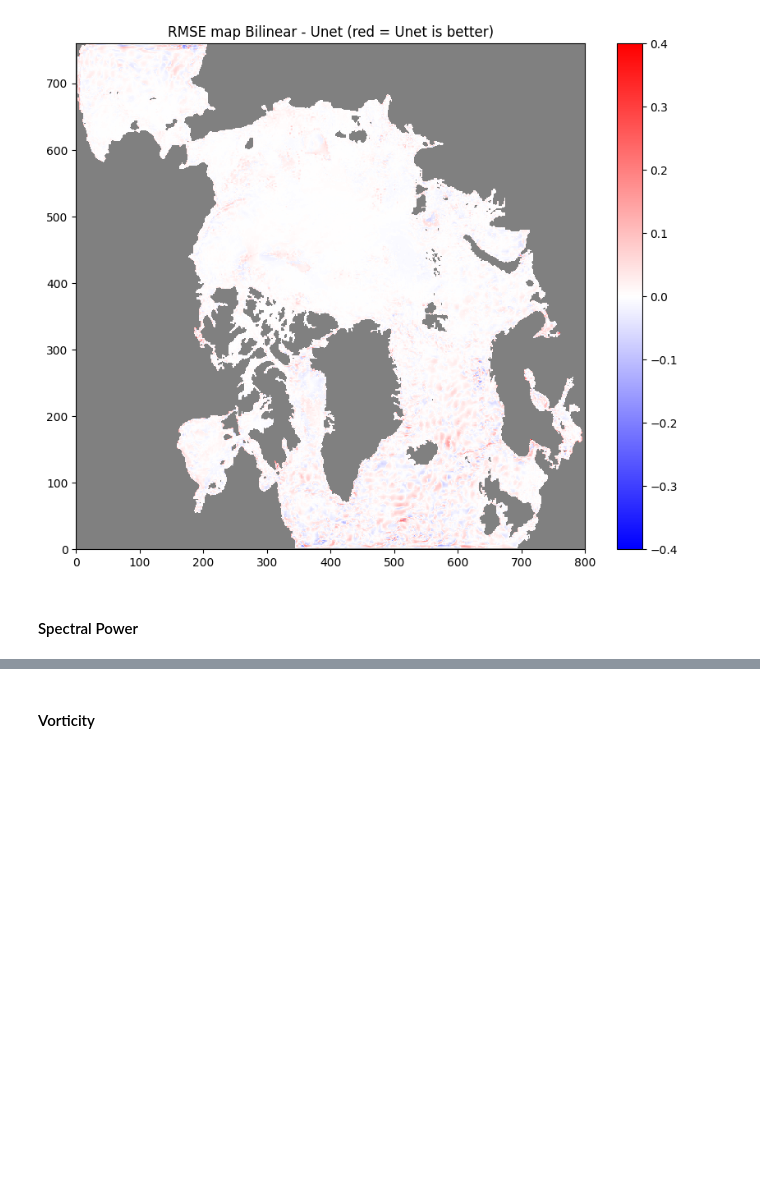
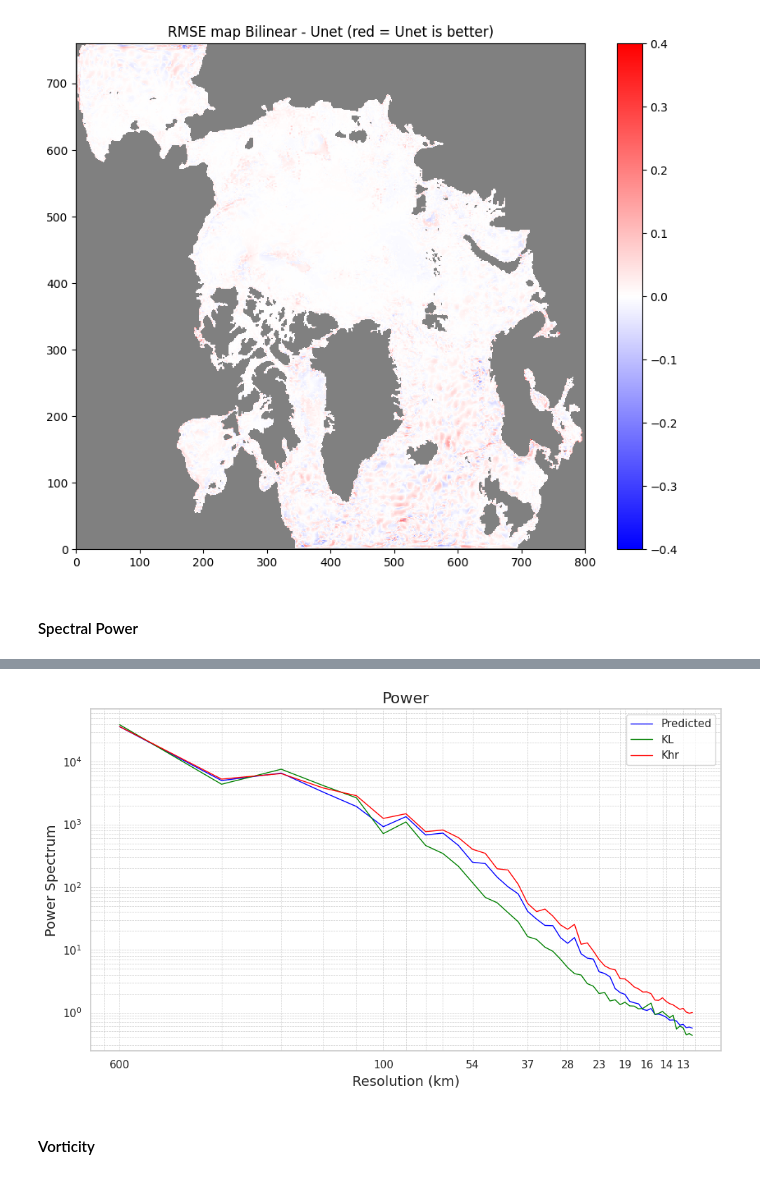
Before and after one commit to AntoineBernigaud/Super_Resolution_Data_Assimilation, a Jupyter notebook: Test_ResUnet.ipynb, the cells around one changed output, grey strips where cells are left out. Saved outputs shown, nothing was run; the diff lists cells and outputs as text; code cells hidden in the pictures; blank space fills up the shorter version.

```diff
--- a/Test_ResUnet.ipynb
+++ b/Test_ResUnet.ipynb
@@ -427,10 +432,10 @@ def power_spectrum(xx):
 # We need to select a square region without mask
 range_rowsHR = slice(210, 310)
 range_colsHR = slice(515, 615)
+range_rowsHR = slice(10, 110)
+range_colsHR = slice(500, 600)
 subregion_len = range_colsHR.stop - range_colsHR.start
 vmax_subregion = np.max(y[range_rowsHR,range_colsHR])
 
-plot_fld('NN prediction',predict[range_rowsHR,range_colsHR], vmax_subregion)
-plot_fld('HR',y[range_rowsHR,range_colsHR], vmax_subregion)
-plot_fld('LR',X[range_rowsHR,range_colsHR], vmax_subregion)
+plot_flds(['HR', 'LR', 'NN prediction'], [y[range_rowsHR,range_colsHR], X[range_rowsHR,range_colsHR], predict[range_rowsHR,range_colsHR]], vmax_subregion)
 # %% [output]
@@ -468,3 +445,51 @@ ax.legend()
+# %%
+import matplotlib.ticker as ticker
+import seaborn as sns
+
+sns.set(style="whitegrid")
+
+klr, Alr = power_spectrum(X[range_rowsHR, range_colsHR])
+knn, Ann = power_spectrum(predict[range_rowsHR, range_colsHR])
+khr, Ahr = power_spectrum(y[range_rowsHR, range_colsHR])
+
+# Create the plot
+fig, ax = plt.subplots(figsize=(10, 6))
+
+# Set both axes to be in log-log scale
+ax.set_xscale('log')
+ax.set_yscale('log')
+
+# Set the labels and title
+ax.set_xlabel('Resolution (km)', fontsize=14)
+ax.set_ylabel('Power Spectrum', fontsize=14)
+ax.set_title('Power', fontsize=16)
+
+# Calculate kpredic_km (assuming it makes sense to do this calculation)
+kpredic_km = 6 * subregion_len / khr
+
+# Number of ticks to display
+num_labels = 10
+step = len(kpredic_km) // num_labels
+reduced_ticks_predict = knn[::step]
+reduced_ticks_km = kpredic_km[::step]
+
+# Set the ticks and labels
+ax.set_xticks(reduced_ticks_predict)
+ax.set_xticklabels([f'{int(x_km)}' for x_km in reduced_ticks_km])
+y_ticks = [10**i for i in range(int(np.log10(min(Ann))), int(np.log10(max(Ann))) + 1)]
+ax.set_yticks(y_ticks)
+
+# Plotting
+ax.plot(knn[:-1], Ann[:-1], label="Predicted", color='blue', linewidth=1)
+ax.plot(klr[:-1], Alr[:-1], label="KL", color='green', linewidth=1)
+ax.plot(khr[:-1], Ahr[:-1], label="Khr", color='red', linewidth=1)
+
+ax.legend()
+ax.grid(True, which='both', linestyle='--', linewidth=0.5)
+plt.tight_layout()
+plt.show()
+# %% [output]
+[figure, added]
 # %% [markdown]
 #### Vorticity
 # %%
```
Also changed, not shown: parts of 14 cells of this notebook.
